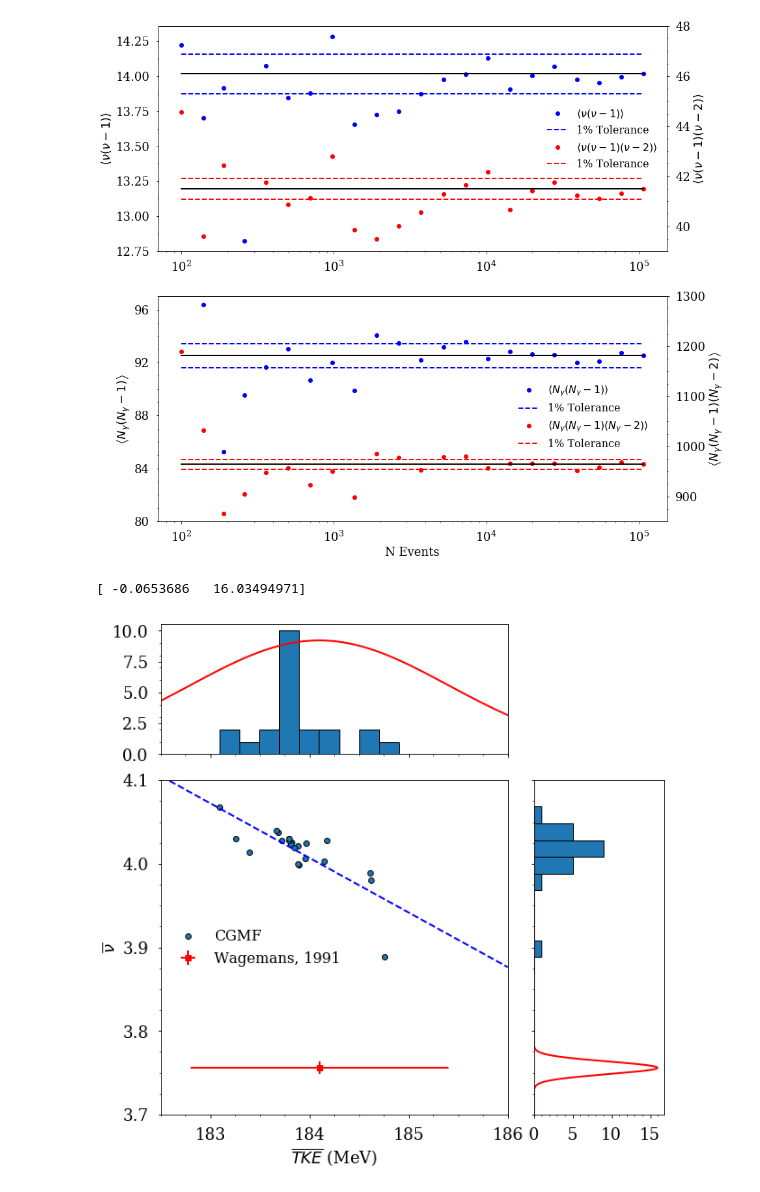
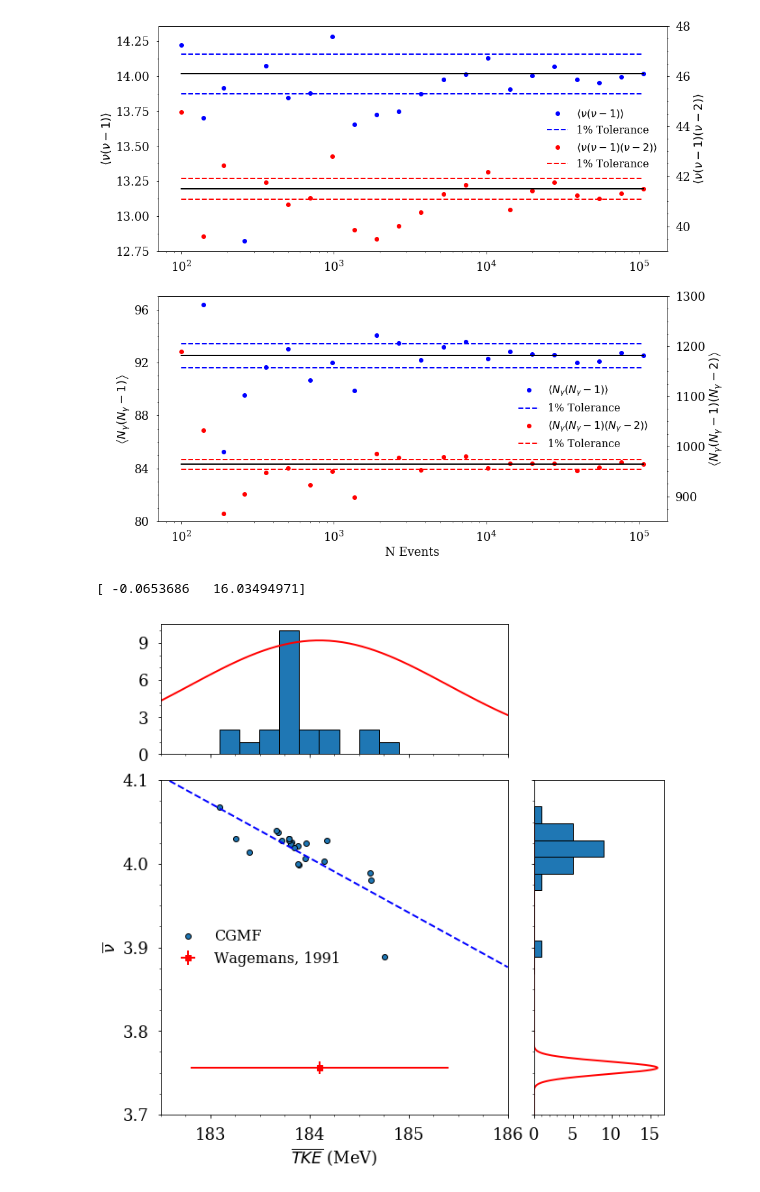
Before and after one commit to austinlc/CGMFAnalysis, a Jupyter notebook: Cf252Convergence_nu_Ng.ipynb, the cells around one changed output. Drawn from its saved outputs; the diff is of its cells as text; code cells hidden in the pictures.

```diff
--- a/Cf252Convergence_nu_Ng.ipynb
+++ b/Cf252Convergence_nu_Ng.ipynb
@@ -411,32 +411,32 @@ mean_TKE_exp = 184.1
 sig_TKE_exp  = 1.3
 axHistx.plot(x,30*mlab.normpdf(x, mean_TKE_exp, sig_TKE_exp), 'r')
 
 mean_nu_exp  = 3.756
 sig_nu_exp   = 0.002*3.756
 y        = np.linspace(3.6,4.05,1000)
 plt.plot(0.3*mlab.normpdf(y, mean_nu_exp, sig_nu_exp), y, 'r')
 
 # the xaxis of axHistx and yaxis of axHisty are shared with axScatter,
 # thus there is no need to manually adjust the xlim and ylim of these
 # axis.
 
 #axHistx.axis["bottom"].major_ticklabels.set_visible(False)
 for tl in axHistx.get_xticklabels():
     tl.set_visible(False)
-axHistx.yaxis.set_major_locator(ticker.MultipleLocator(2.5))
+axHistx.yaxis.set_major_locator(ticker.MultipleLocator(3))
 axHistx.yaxis.set_minor_locator(ticker.MultipleLocator(1))
 
 #axHisty.axis["left"].major_ticklabels.set_visible(False)
 for tl in axHisty.get_yticklabels():
     tl.set_visible(False)
 axHisty.xaxis.set_major_locator(ticker.MultipleLocator(5))
 axHisty.xaxis.set_minor_locator(ticker.MultipleLocator(1))
 
 axScatter.set_ylim([3.7, 4.1])
 axScatter.set_xlim([182.5, 186.])
 
 plt.draw()
 plt.show()
 # %% [output]
 [ -0.0653686   16.03494971]
-[figure, old version]
+[figure, new version]
```
Also changed, not shown: 3 other files.
